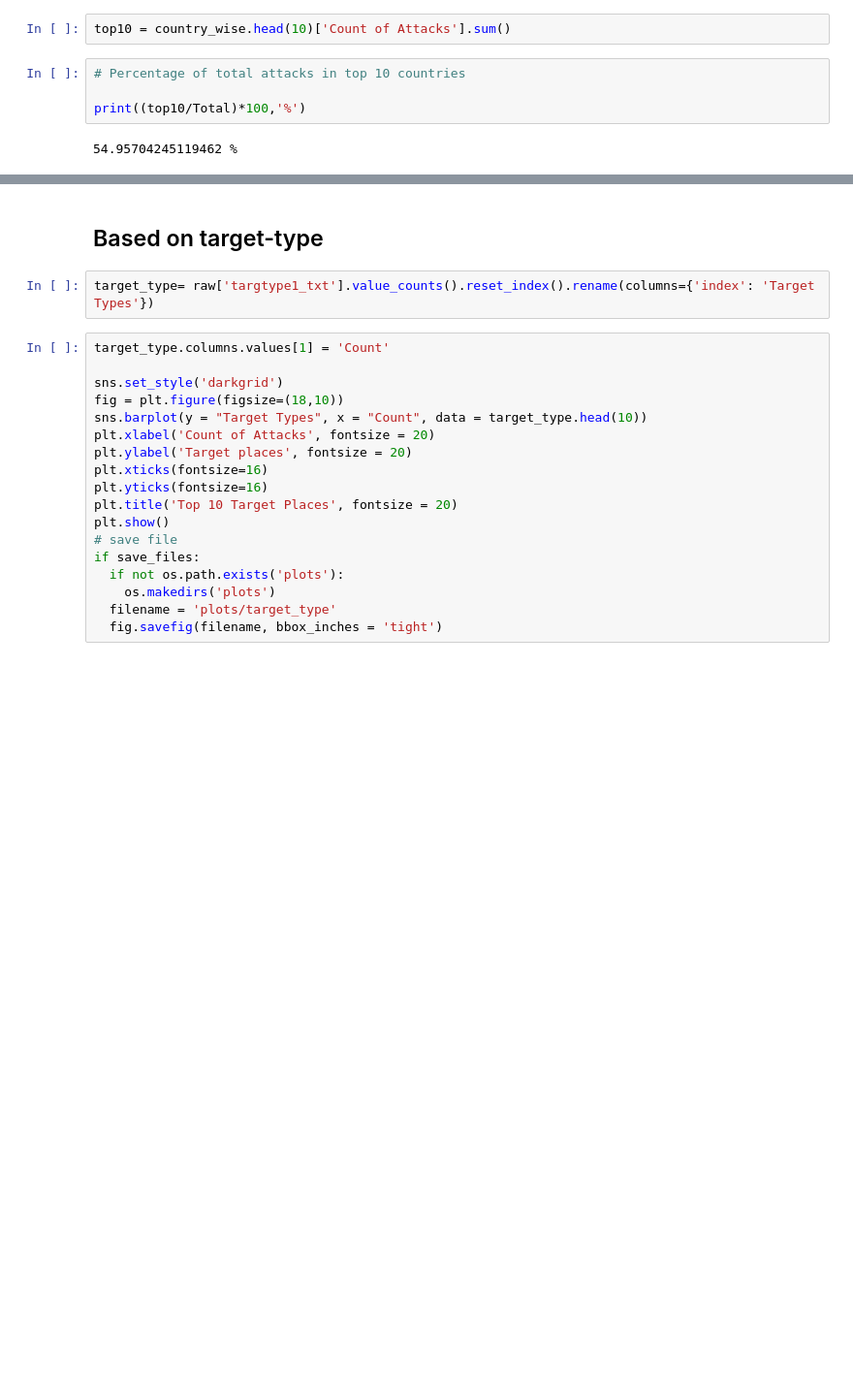
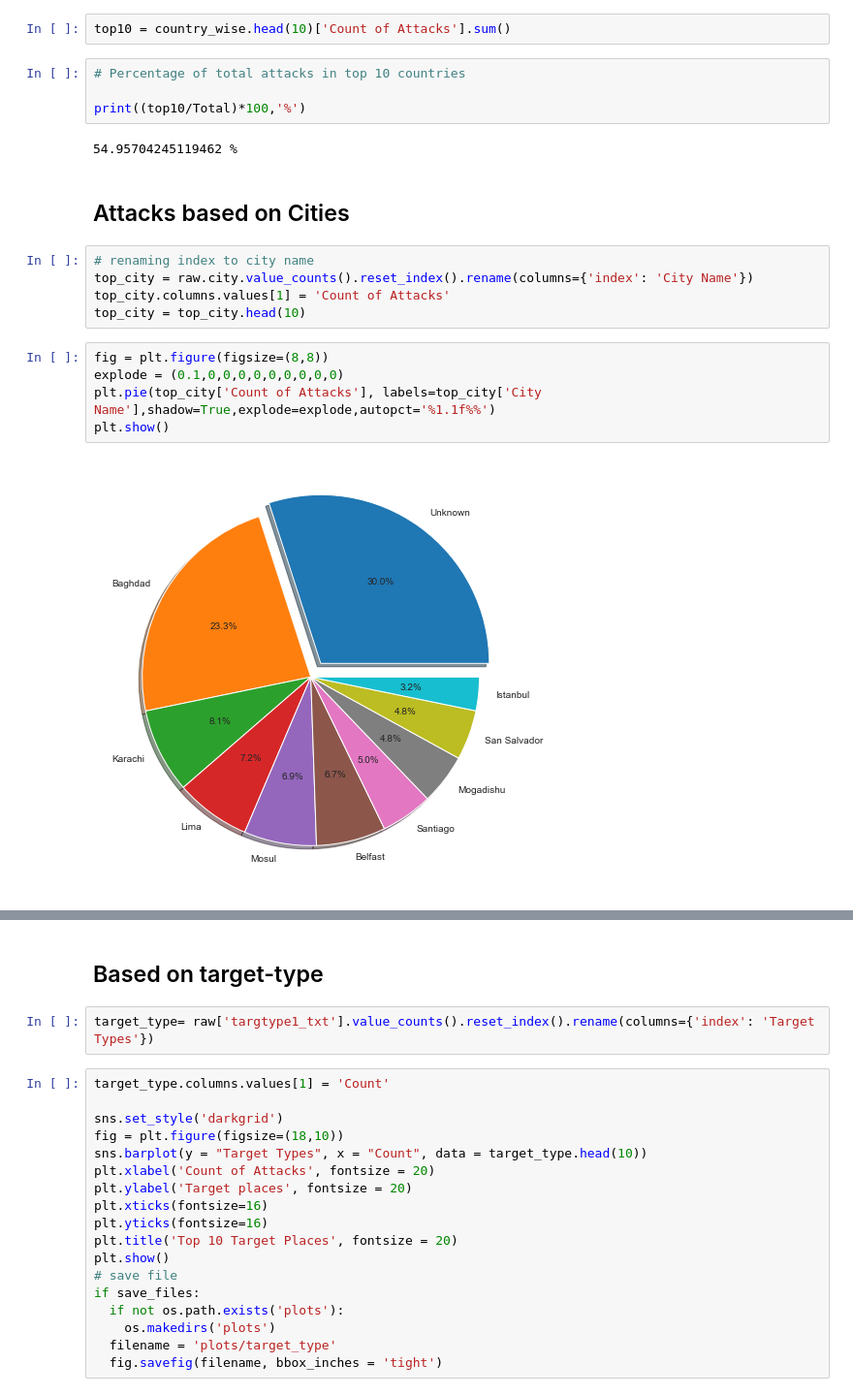
Before and after one commit to tiwari1302/TSF-GRIP, a Jupyter notebook: Task 4 Terrorism Data Analysis/Terrorism Data Analysis.ipynb, the cells around one changed output, grey strips where cells are left out. Shown at 97% size. Drawn from its saved outputs; the diff is of its cells as text; blank space fills up the shorter version.

```diff
--- a/Task 4 Terrorism Data Analysis/Terrorism Data Analysis.ipynb
+++ b/Task 4 Terrorism Data Analysis/Terrorism Data Analysis.ipynb
@@ -148,3 +159,17 @@ top10 = country_wise.head(10)['Count of Attacks'].sum()
 print((top10/Total)*100,'%')
 # %% [output]
 54.95704245119462 %
+# %% [markdown]
+## Attacks based on Cities
+# %%
+# renaming index to city name
+top_city = raw.city.value_counts().reset_index().rename(columns={'index': 'City Name'})
+top_city.columns.values[1] = 'Count of Attacks'
+top_city = top_city.head(10)
+# %%
+fig = plt.figure(figsize=(8,8))
+explode = (0.1,0,0,0,0,0,0,0,0,0)
+plt.pie(top_city['Count of Attacks'], labels=top_city['City Name'],shadow=True,explode=explode,autopct='%1.1f%%')
+plt.show()
+# %% [output]
+[figure, added]
```
Also changed, not shown: parts of 17 cells of this notebook.
